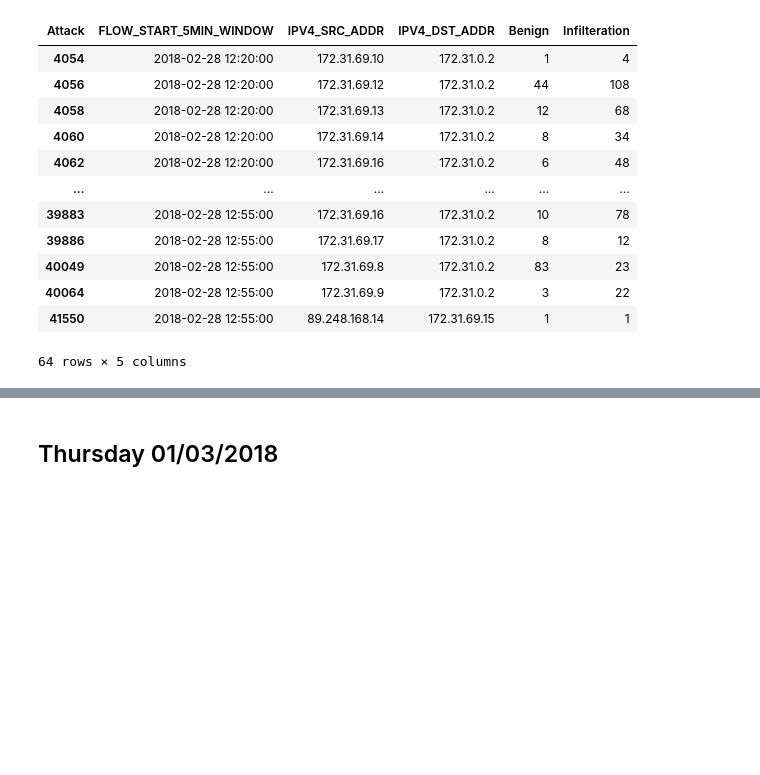
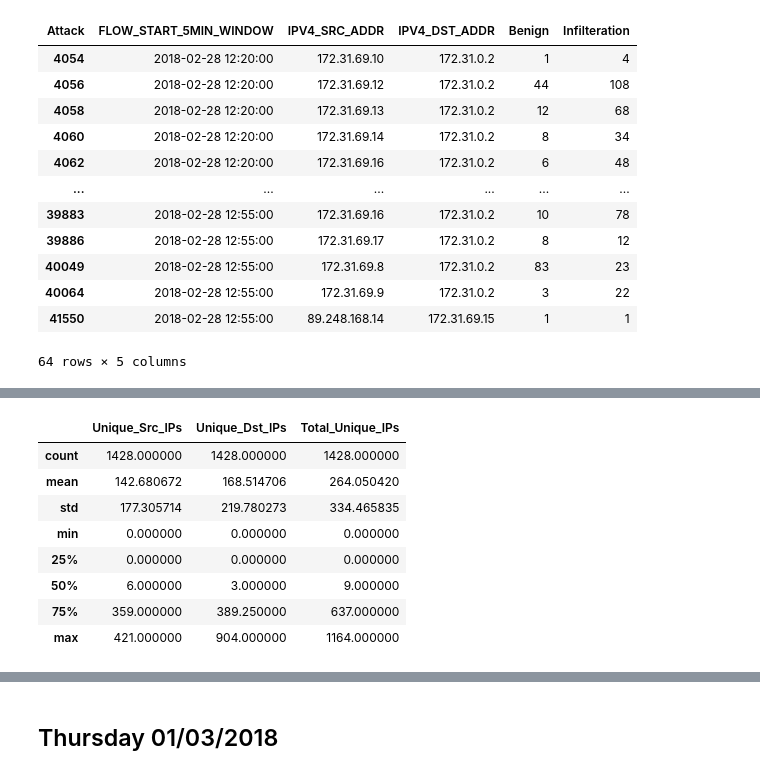
Before and after one commit to tatipar/temporalgnn-nids, a Jupyter notebook: code/python/notebook/cic_ids2018_orig_and_v3.ipynb, the cells around one changed output, grey strips where cells are left out. Saved outputs shown, nothing was run; the diff lists cells and outputs as text; code cells hidden in the pictures; blank space fills up the shorter version.

```diff
--- a/code/python/notebook/cic_ids2018_orig_and_v3.ipynb
+++ b/code/python/notebook/cic_ids2018_orig_and_v3.ipynb
@@ -976,0 +1008,12 @@ flows_by_ip_pair_attack_pivot[(flows_by_ip_pair_attack_pivot['Infilteration'] >
+# %%
+unique_ips_per_min.describe()
+# %% [output]
+|  | Unique_Src_IPs | Unique_Dst_IPs | Total_Unique_IPs |
+| count | 1428.000000 | 1428.000000 | 1428.000000 |
+| mean | 142.680672 | 168.514706 | 264.050420 |
+| std | 177.305714 | 219.780273 | 334.465835 |
+| min | 0.000000 | 0.000000 | 0.000000 |
+| 25% | 0.000000 | 0.000000 | 0.000000 |
+| 50% | 6.000000 | 3.000000 | 9.000000 |
+| 75% | 359.000000 | 389.250000 | 637.000000 |
+| max | 421.000000 | 904.000000 | 1164.000000 |
```
Also changed, not shown: parts of 10 cells of this notebook.
